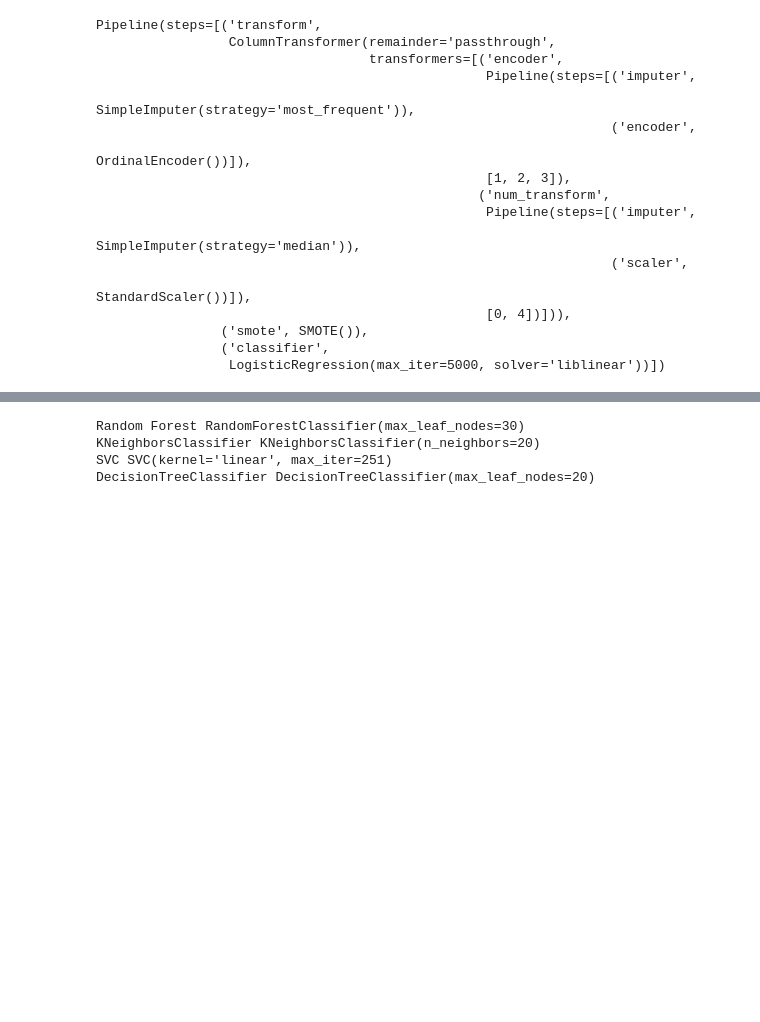
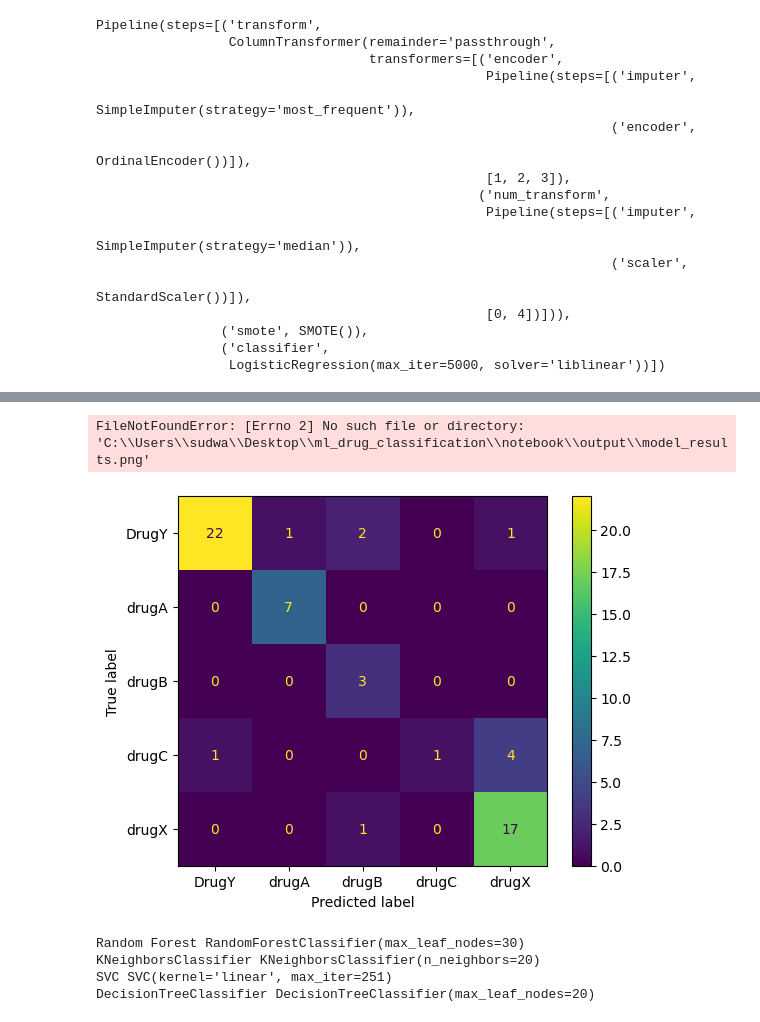
Before and after one commit to Hsinghsudwal/ml_drug_classification, a Jupyter notebook: notebook/notebook.ipynb, the cells around one changed output, grey strips where cells are left out. Cells and saved outputs as stored; diff of their text form; code cells hidden in the pictures; blank space fills up the shorter version.

Commit message:
notebook cv

```diff
--- a/notebook/notebook.ipynb
+++ b/notebook/notebook.ipynb
@@ -372,3 +372,12 @@ weighted avg       0.93      0.90      0.91        60
+# %%
+predictions = pipeline.predict(X_test)
+cm = confusion_matrix(y_test, predictions, labels=pipeline.classes_)
+disp = ConfusionMatrixDisplay(confusion_matrix=cm, display_labels=pipeline.classes_)
+disp.plot()
+plt.savefig("output/model_results.png", dpi=120)
+# %% [output]
+FileNotFoundError: [Errno 2] No such file or directory: 'C:\\Users\\sudwa\\Desktop\\ml_drug_classification\\notebook\\output\\model_results.png'
+[figure, added]
 # %%
 import seaborn as sns
 import matplotlib.pyplot as plt
```
Also changed, not shown: parts of 8 cells of this notebook, 1 other file.
